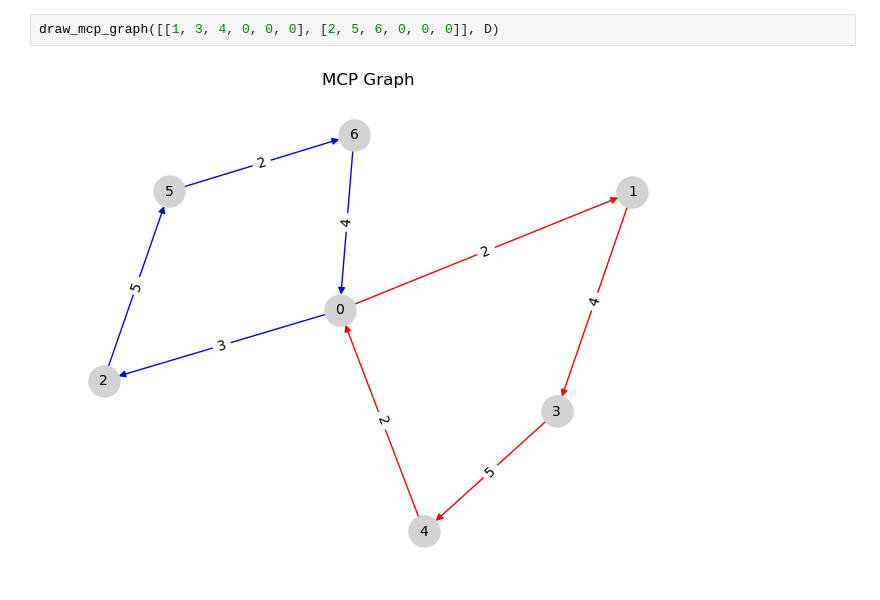
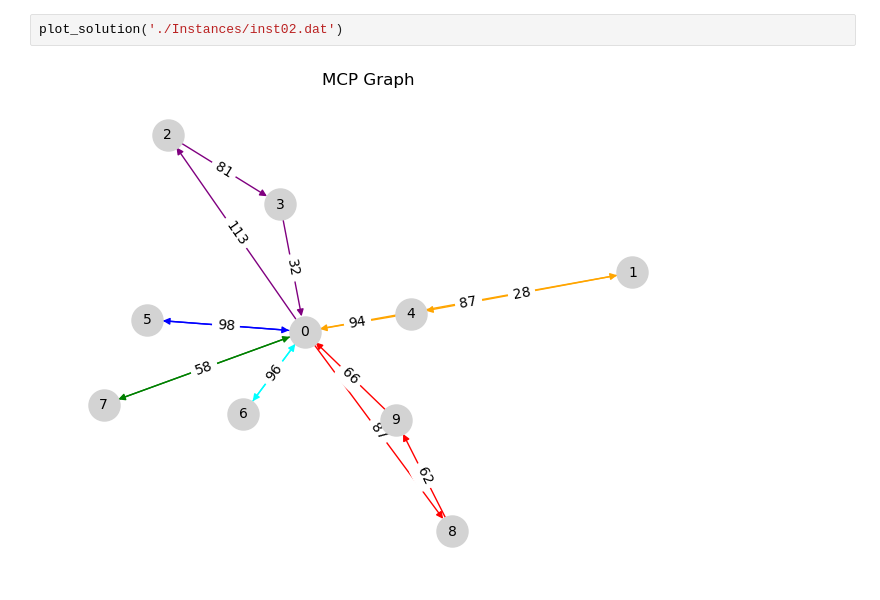
Before and after one commit to alessioarcara/cdmo_project, a Jupyter notebook: mcp_plot.ipynb, the cells around one changed output. Cells and saved outputs as stored; diff of their text form.

```diff
--- a/mcp_plot.ipynb
+++ b/mcp_plot.ipynb
@@ -52,7 +54,7 @@ m, n, l, s, D = read_instances('./Instances/inst01.dat')
-# %%
-draw_mcp_graph([[1, 3, 4, 0, 0, 0], [2, 5, 6, 0, 0, 0]], D)
-# %% [output]
-[figure, removed]
+# %%
+plot_solution('./Instances/inst02.dat')
+# %% [output]
+[figure, added]
 # %%
 import os
 import json
```
Also changed, not shown: parts of 6 cells of this notebook, 6 other files.
